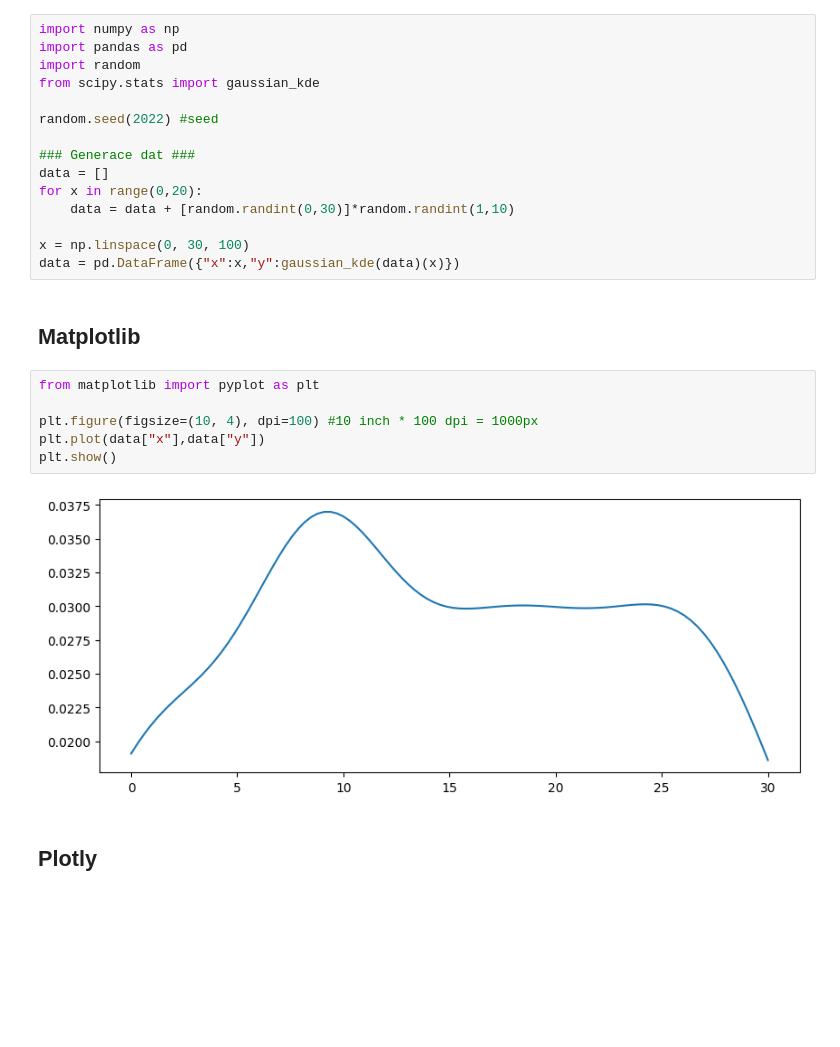
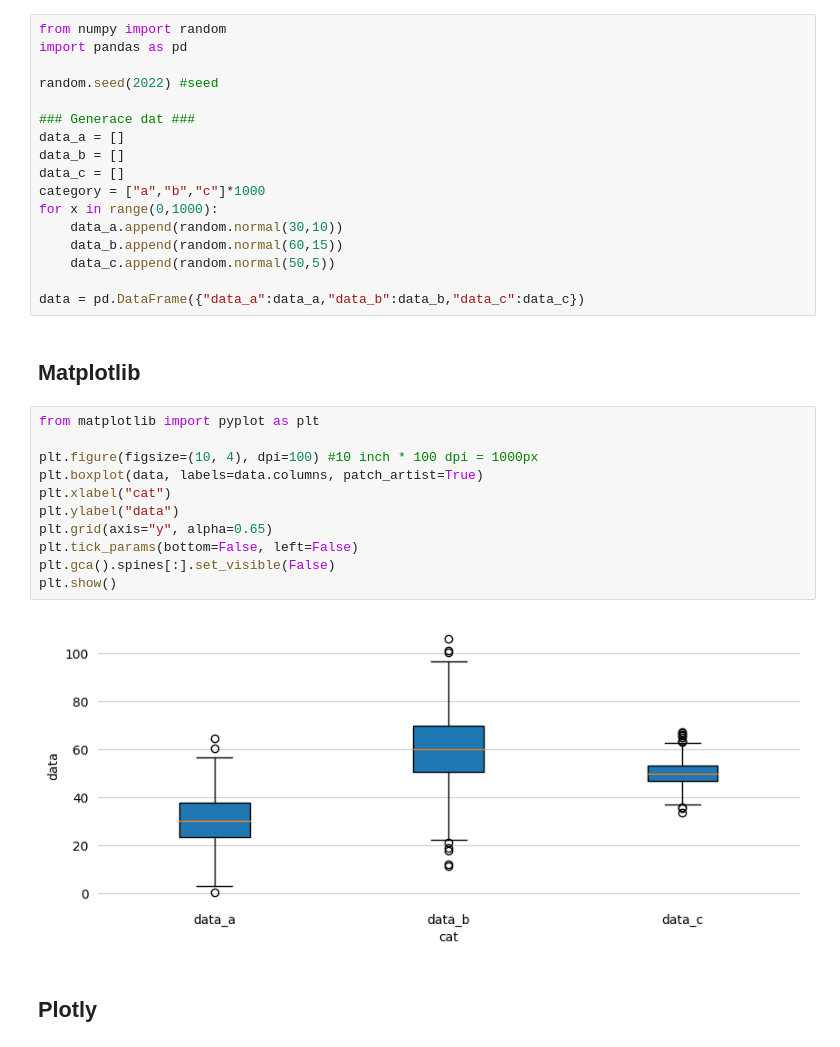
Before and after one commit to GlummixX/Bachelor_thesis, a Jupyter notebook: src/density.ipynb, the cells around one changed output. Drawn from its saved outputs; the diff is of its cells as text; blank space fills up the shorter version.

```diff
--- a/src/density.ipynb
+++ b/src/density.ipynb
@@ -6,31 +6,38 @@ Matěj Kolář 2022
 UHK - FIM
 # %% [markdown]
 ## Sdílený kód
-# %%
-import numpy as np
-import pandas as pd
-import random
-from scipy.stats import gaussian_kde
-
-random.seed(2022) #seed
-
-### Generace dat ###
-data = []
-for x in range(0,20):
-    data = data + [random.randint(0,30)]*random.randint(1,10)
-
-x = np.linspace(0, 30, 100)
-data = pd.DataFrame({"x":x,"y":gaussian_kde(data)(x)})
+# %%
+from numpy import random
+import pandas as pd
+
+random.seed(2022) #seed
+
+### Generace dat ###
+data_a = []
+data_b = []
+data_c = []
+category = ["a","b","c"]*1000
+for x in range(0,1000):
+    data_a.append(random.normal(30,10))
+    data_b.append(random.normal(60,15))
+    data_c.append(random.normal(50,5))
+
+data = pd.DataFrame({"data_a":data_a,"data_b":data_b,"data_c":data_c})
 # %% [markdown]
 ## Matplotlib
 # %%
 from matplotlib import pyplot as plt
 
 plt.figure(figsize=(10, 4), dpi=100) #10 inch * 100 dpi = 1000px
-plt.plot(data["x"],data["y"])
+plt.boxplot(data, labels=data.columns, patch_artist=True)
+plt.xlabel("cat")
+plt.ylabel("data")
+plt.grid(axis="y", alpha=0.65)
+plt.tick_params(bottom=False, left=False)
+plt.gca().spines[:].set_visible(False)
 plt.show()
 # %% [output]
-[figure, old version]
+[figure, new version]
 # %% [markdown]
 ## Plotly
 # %%
```
Also changed, not shown: parts of 5 cells of this notebook, 10 other files.
